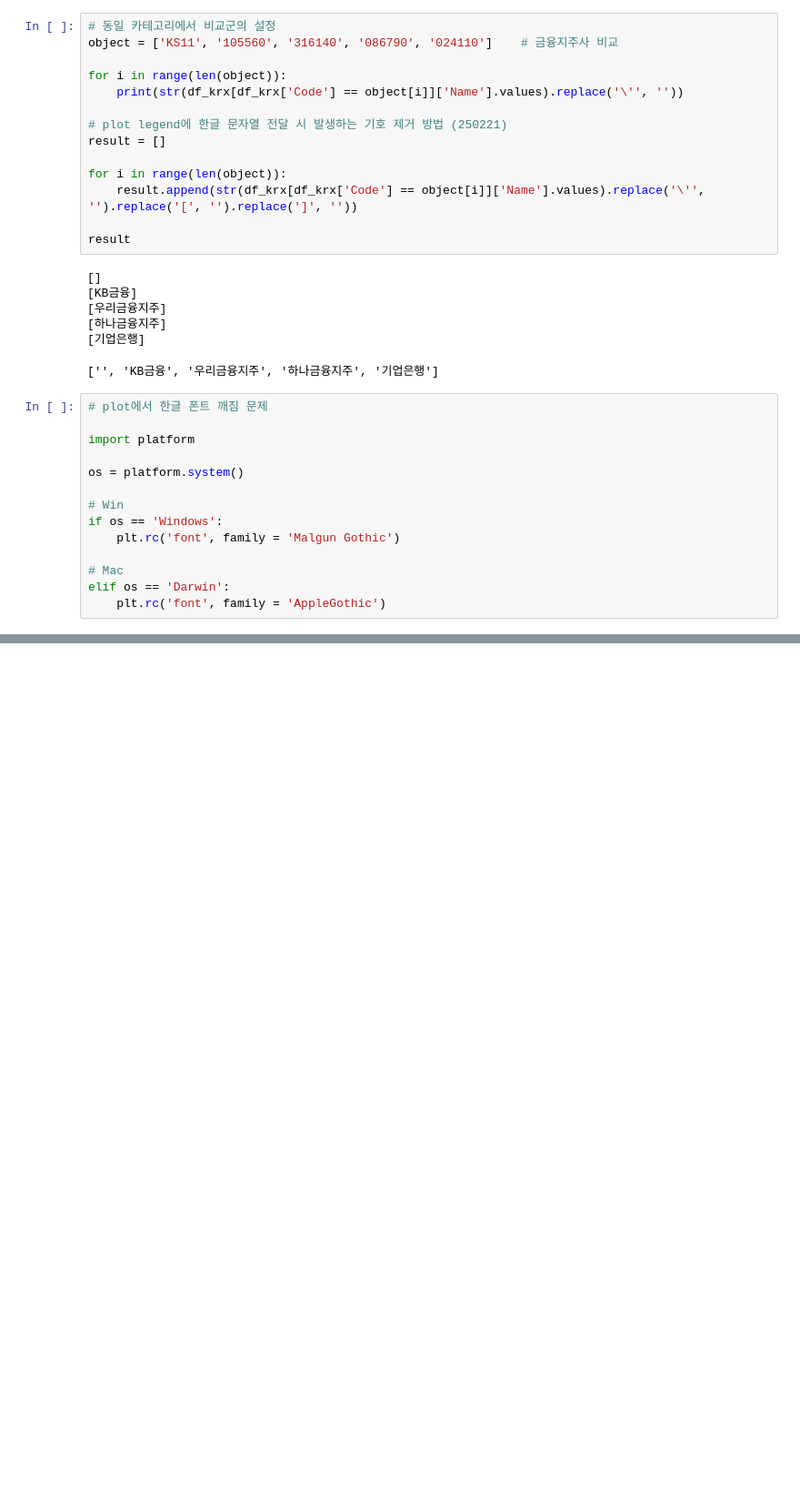
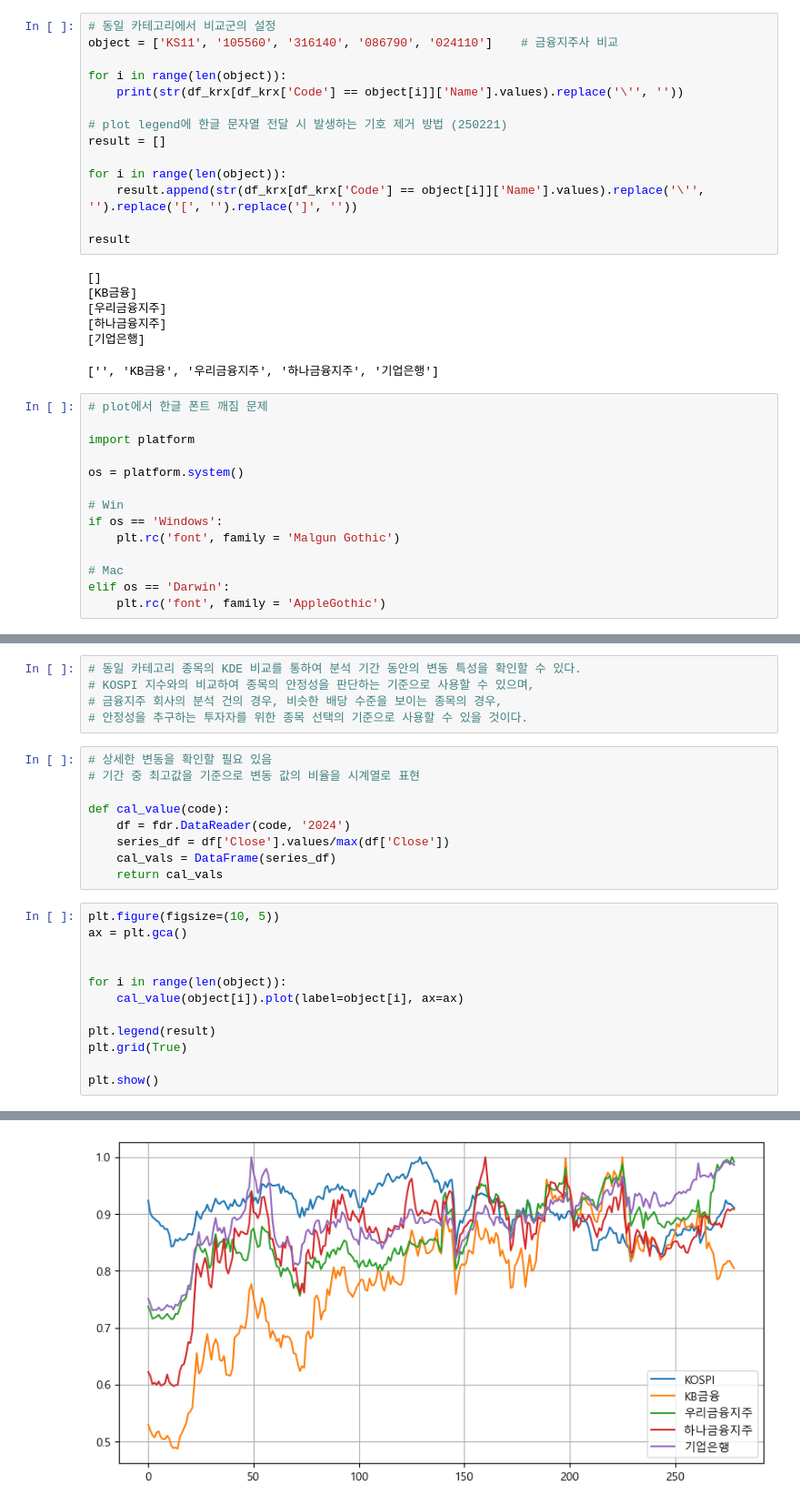
Before and after one commit to wontaeleeterry/Python_Algorithm_study_240503, a Jupyter notebook: ARIMA_Quant_PJT_250220/ARIMA_Kospi_Bank_250225.ipynb, the cells around one changed output, grey strips where cells are left out. Shown at 91% size. Drawn from its saved outputs; the diff is of its cells as text; blank space fills up the shorter version.

```diff
--- a/ARIMA_Quant_PJT_250220/ARIMA_Kospi_Bank_250225.ipynb
+++ b/ARIMA_Quant_PJT_250220/ARIMA_Kospi_Bank_250225.ipynb
@@ -71,0 +115,27 @@ elif os == 'Darwin':
+# %%
+# 동일 카테고리 종목의 KDE 비교를 통하여 분석 기간 동안의 변동 특성을 확인할 수 있다.
+# KOSPI 지수와의 비교하여 종목의 안정성을 판단하는 기준으로 사용할 수 있으며,
+# 금융지주 회사의 분석 건의 경우, 비슷한 배당 수준을 보이는 종목의 경우,
+# 안정성을 추구하는 투자자를 위한 종목 선택의 기준으로 사용할 수 있을 것이다.
+# %%
+# 상세한 변동을 확인할 필요 있음
+# 기간 중 최고값을 기준으로 변동 값의 비율을 시계열로 표현
+
+def cal_value(code):
+    df = fdr.DataReader(code, '2024')
+    series_df = df['Close'].values/max(df['Close'])
+    cal_vals = DataFrame(series_df)
+    return cal_vals
+# %%
+plt.figure(figsize=(10, 5))
+ax = plt.gca()
+
+
+for i in range(len(object)):
+    cal_value(object[i]).plot(label=object[i], ax=ax)
+
+plt.legend(result)
+plt.grid(True)
+
+plt.show()
+# %% [output]
@@ -71,0 +143 @@ elif os == 'Darwin':
+[figure, added]
```
Also changed, not shown: parts of 5 cells of this notebook.
